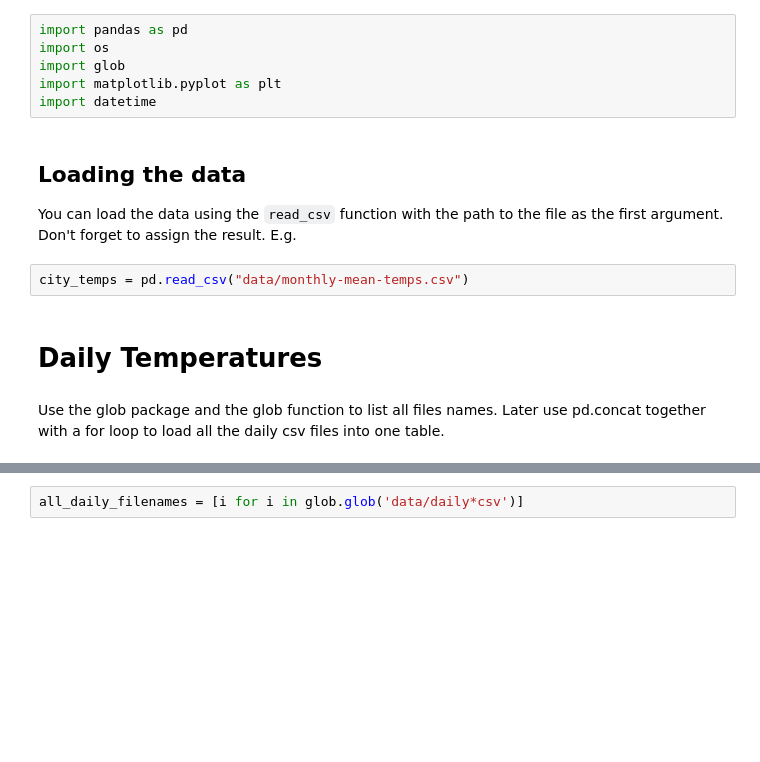
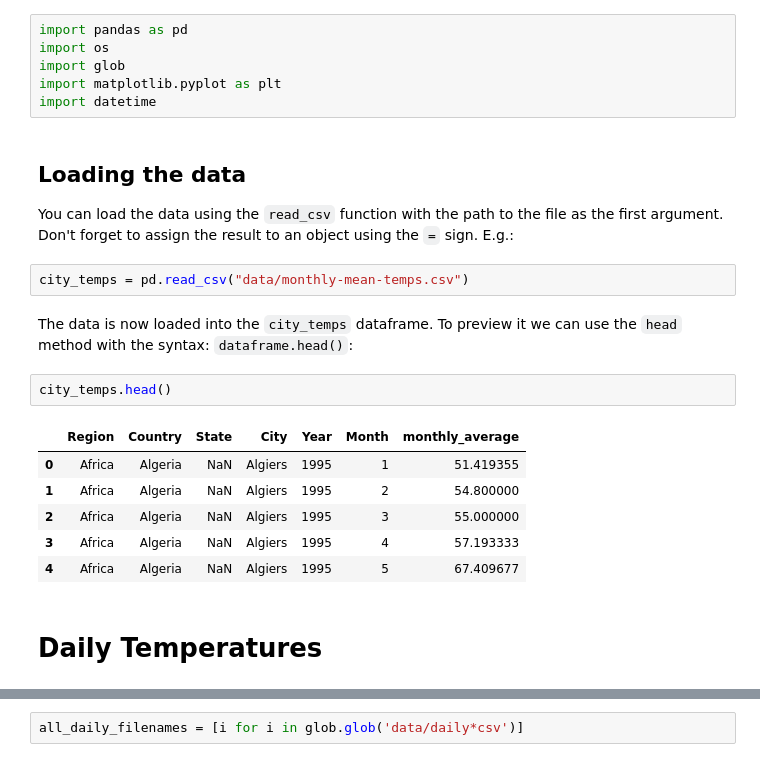
Before and after one commit to MatthewJWhittle/NCW2021, a Jupyter notebook: Introduction-Python.ipynb, the cells around one changed output, grey strips where cells are left out. Cells and saved outputs as stored; diff of their text form; blank space fills up the shorter version.

```diff
--- a/Introduction-Python.ipynb
+++ b/Introduction-Python.ipynb
@@ -56,11 +56,19 @@ import matplotlib.pyplot as plt
 import datetime
 # %% [markdown]
 ## Loading the data
-You can load the data using the `read_csv` function with the path to the file as the first argument. Don't forget to assign the result.
-E.g.
+You can load the data using the `read_csv` function with the path to the file as the first argument. Don't forget to assign the result to an object using the `=` sign. E.g.:
 # %%
 city_temps = pd.read_csv("data/monthly-mean-temps.csv")
+# %% [markdown]
+The data is now loaded into the `city_temps` dataframe. To preview it we can use the `head` method with the syntax: `dataframe.head()`:
+# %%
+city_temps.head()
+# %% [output]
+|  | Region | Country | State | City | Year | Month | monthly_average |
+| 0 | Africa | Algeria | NaN | Algiers | 1995 | 1 | 51.419355 |
+| 1 | Africa | Algeria | NaN | Algiers | 1995 | 2 | 54.800000 |
+| 2 | Africa | Algeria | NaN | Algiers | 1995 | 3 | 55.000000 |
+| 3 | Africa | Algeria | NaN | Algiers | 1995 | 4 | 57.193333 |
+| 4 | Africa | Algeria | NaN | Algiers | 1995 | 5 | 67.409677 |
 # %% [markdown]
 # Daily Temperatures
-# %% [markdown]
-Use the glob package and the glob function to list all files names. Later use pd.concat together with a for loop to load all the daily csv files into one table.
```
Also changed, not shown: parts of 8 cells of this notebook, 3 other files.
